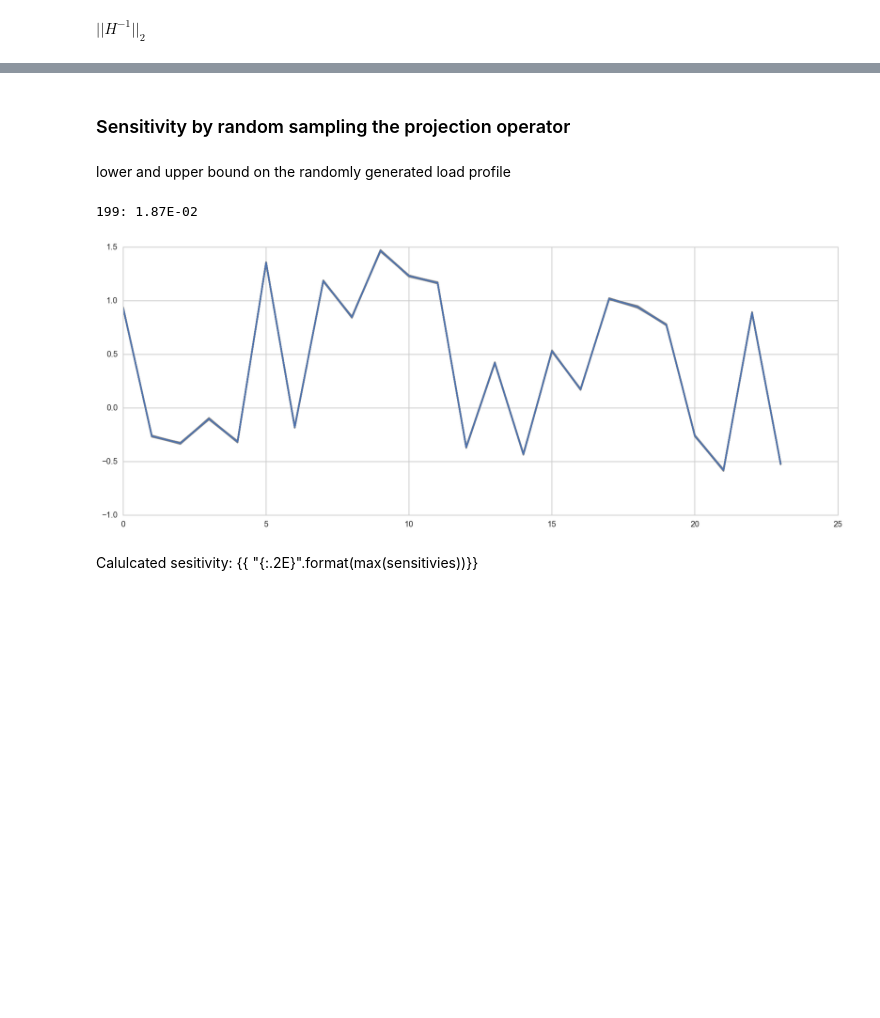
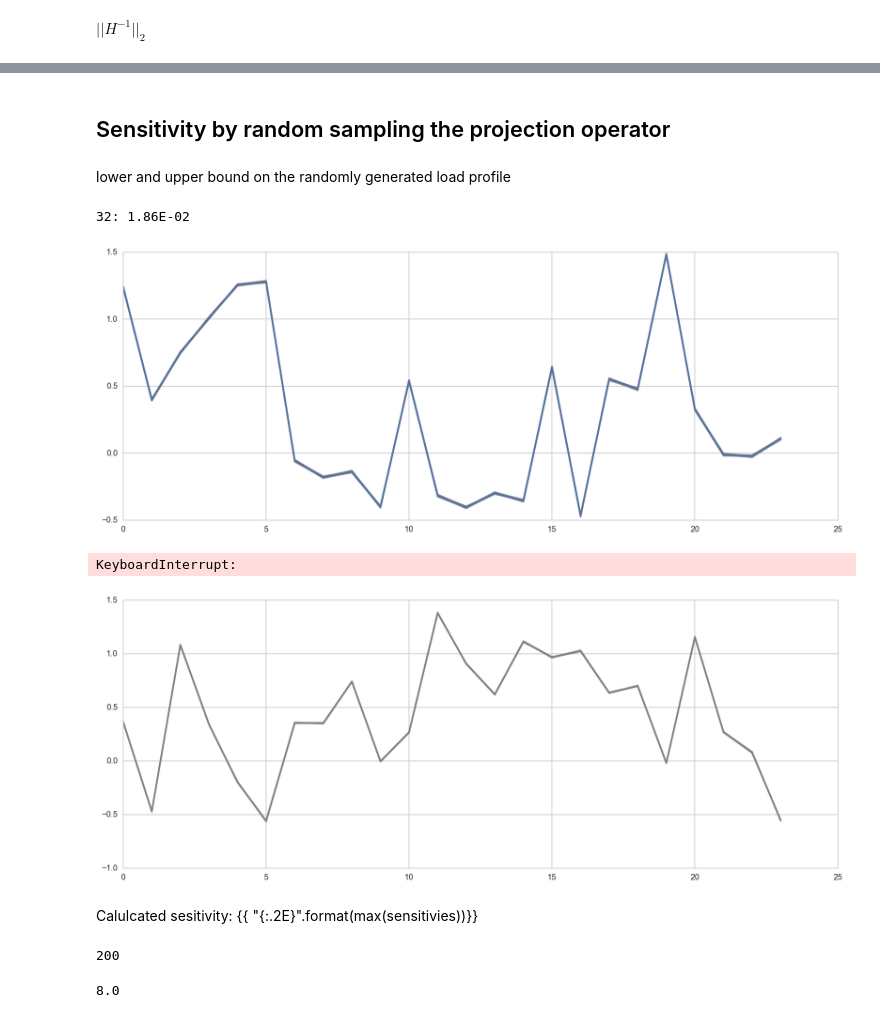
Before and after one commit to martinzellner/mp-pfnet, a Jupyter notebook: Load Variance.ipynb, the cells around one changed output, grey strips where cells are left out. Cells and saved outputs as stored; diff of their text form; code cells hidden in the pictures; blank space fills up the shorter version.

```diff
--- a/Load Variance.ipynb
+++ b/Load Variance.ipynb
@@ -756,7 +753,7 @@ ld = 0.8
 xsol = global_proj_x(np.zeros((len(xstar),)))
 buses_wo_slack = list(filter(lambda bus: (not bus.is_slack()), mp.get_network().buses))
 
-spg_output = OptOutput("Stochstic Proximal Gradient", max_iteration + 1,
+spg_output = OptOutput("Proximal Gradient", max_iteration + 1,
                    ["k", "h(x)", "h(x) - h(x*)", "df","h(x*)", "alpha", 'ld'], label="h(x) - h(x*)")
 spg_output.update_values({"k" : 0, "h(x)" : h(xsol), "h(x) - h(x*)" : h(xsol)- h(xstar),
                           "df" : norm(grad_f(xsol), ord=inf), "h(x*)" : h(xstar), "alpha": 0.0,
@@ -839,7 +836,7 @@ Sensitivity: $\lambda = \frac{\Delta F}{\epsilon}$
 # %%
 epsilon = 1e-1
 delta = 1e-7
-L = 4 * pow(gamma, 2)  *norm((D_s* D_s) )
+L = 4 * pow(gamma, 2)  *norm((D_s.T* D_s) )
 K = 200
 lamd =( K * (K-1) * L * delta) / (2 * epsilon)
 c = 8e-3
@@ -871,7 +868,7 @@ def noisy_grad_f(xsol, bus, iteration):
 xsol = global_proj_x(np.zeros((len(xstar),)))
 buses_wo_slack = list(filter(lambda bus: (not bus.is_slack()), mp.get_network().buses))
 
-nspg_output = OptOutput("Stochstic Proximal Gradient (with noise)", K + 1,
+nspg_output = OptOutput("Stochstic Proximal Gradient", K + 1,
                    ["k", "h(x)", "h(x) - h(x*)", "df", "alpha", 'theta'], label="h(x) - h(x*)")
 
 nspg_output.update_values({"k" : 0, "h(x)" : h(xsol), "h(x) - h(x*)" : h(xsol)- h(xstar),
@@ -949,7 +946,7 @@ for bus_i in filter(lambda bus: (not bus.is_slack()), mp.get_network().buses):
 def grad_f_p(x, p_dist=np.zeros(mp.timesteps), d_xi = None):
     if d_xi is None:
         d_xi = sum([c[bus.index] for bus in filter(lambda bus: (not bus.is_slack()), mp.get_network().buses)]).A.flatten()
-    return gamma* (2 * (D_s.T * D_c).dot(d_xi + p_dist).A.flatten() + 2 * (D_s.T * d_s(x)).A.flatten())
+    return gamma* (2 * (D_s.T * D_c).dot(d_xi + p_dist).A.flatten() + 2 * (D_s.T.dot(d_s(x))).A.flatten())
 # %%
 Dtilde = 2 * alpha * gamma * D_s.T * D_c
 # %% [markdown]
@@ -999,5 +997,5 @@ print("{:.2E}".format(1 / np.linalg.norm(H.toarray(), ord=-2)))
 # %% [markdown]
-### Sensitivity by random sampling the projection operator
+## Sensitivity by random sampling the projection operator
 # %% [markdown]
 lower and upper bound on the randomly generated load profile
 # %%
@@ -1006,36 +1004,38 @@ low_load = -0.6
 # %%
 sensitivies = []
 for i in range(200):
     # take a random sample for the starting point y
     x_sample = (p.u - p.l) * np.random.random_sample(size=p.u.shape[0]) + p.l
 
     # generate a random load profile
-    d_xi = (high_load - low_load) * np.random.sample(size=d_xi.shape) + low_load
+    d_xi = np.array((high_load - low_load) * np.random.sample(size=D_c.shape[1]) + low_load)
 
     # sample different adjacent vectors
     for n in range(200):
         # random direction
         p_rand = np.random.randn(len(d_xi))
         # random step
         alpha_rand = epsilon * np.random.random()
         # random change in load profile that fulfils the adjacency relation
         p_dist = alpha_rand * (p_rand / np.linalg.norm(p_rand, ord=1))
 
-        x_cur = p_bats[bus_id] * x_sample + alpha * grad_f_p(x_sample, d_xi=d_xi)
-        x_cur_prime = p_bats[bus.index] * x_sample + alpha * grad_f_p(x_sample, p_dist, d_xi=d_xi)
+        x_cur = p_bats[bus_id] * x_sample - alpha * grad_f_p(x_sample, d_xi=d_xi)
+        x_cur_prime = p_bats[bus.index] * x_sample - alpha * grad_f_p(x_sample, p_dist, d_xi=d_xi)
 
         # calculate sensitivity of the projection
         sensitivies.append(norm(prox_step(x_cur, 1, eta) - prox_step(x_cur_prime, 1, eta)))
 
         # plot the current load profile
         plot(d_xi + p_dist, color="grey", alpha=0.2)
 
     clear_output(wait=True)
     print("{}: {:.2E}".format(i, max(sensitivies)), end=" ")
     plot(d_xi)
     show()
 # %% [output]
-199: 1.87E-02
+32: 1.86E-02
-[figure, old version]
+[figure, new version]
+KeyboardInterrupt:
+[figure, added]
 # %% [markdown]
 Calulcated sesitivity: {{ "{:.2E}".format(max(sensitivies))}}
@@ -1041,0 +1045,9 @@ Calulcated sesitivity: {{ "{:.2E}".format(max(sensitivies))}}
+# %%
+n = net.num_buses
+K
+# %% [output]
+200
+# %%
+abs(2 * gamma) * norm(Dotilde, ord=1)
+# %% [output]
+8.0
```
Also changed, not shown: parts of 16 cells of this notebook, 2 other files.
